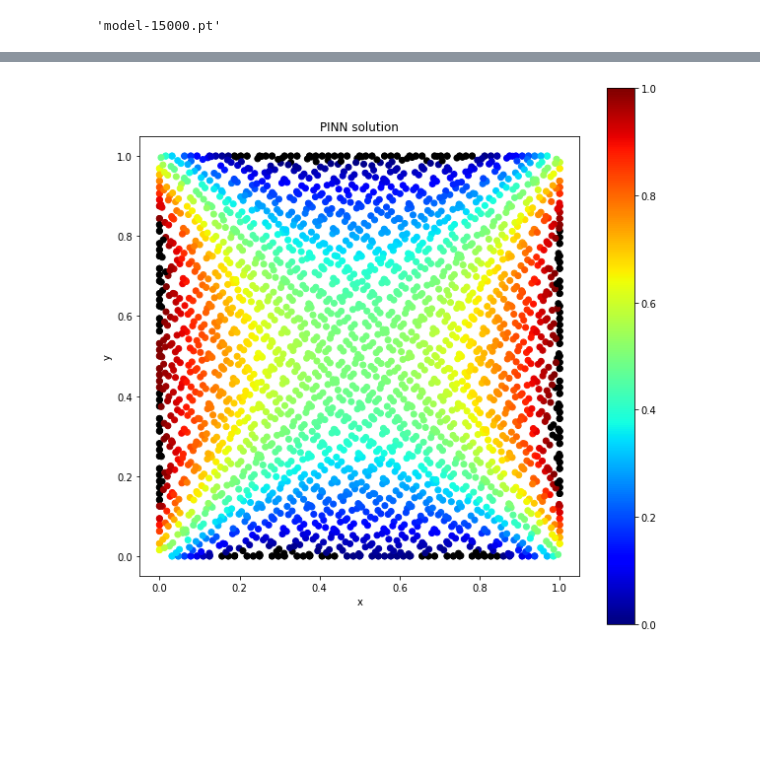
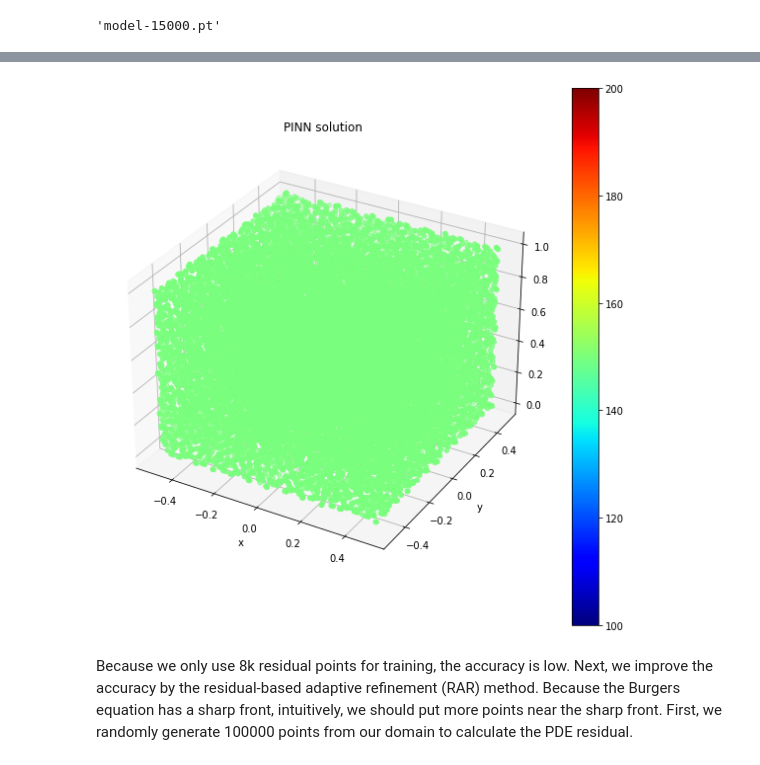
Before and after one commit to praksharma/temp, a Jupyter notebook: 2D heat conduction.ipynb, the cells around one changed output, grey strips where cells are left out. Cells and saved outputs as stored; diff of their text form; code cells hidden in the pictures; blank space fills up the shorter version.

```diff
--- a/2D heat conduction.ipynb
+++ b/2D heat conduction.ipynb
@@ -352,4 +394,4 @@ Warning: 1000 points required, but 1024 points sampled.
 import numpy as np
 data = np.genfromtxt('test.dat')
 # %%
-x, y, y_pred = data[:,0], data[:,1], data[:,2]
+x, y, z, y_pred = data[:,0], data[:,1], data[:,2], data[:,3]
@@ -356,26 +402,27 @@ x, y, y_pred = data[:,0], data[:,1], data[:,2]
 # %%
-import matplotlib.pyplot as plt
-from matplotlib import cm
+
 #plt.figure(1,figsize=(12,10))
-fig, ax = plt.subplots(1,figsize=(10,10))
-sc1 = ax.scatter(x,y, c = y_pred, cmap=cm.jet, vmin=0.0, vmax=1.0)
+fig, ax = plt.subplots(1,figsize=(10,10),subplot_kw=dict(projection='3d'))
+sc1 = ax.scatter(x,y,z, c = y_pred, cmap=cm.jet, vmin=100, vmax=200)
 sc1.cmap.set_under('k')
 sc1.cmap.set_over('k')
 ax.set_title('PINN solution')
-ax.set_aspect('equal', 'box')
+#ax.set_aspect('equal', 'box')
 # sc2 = ax[1].scatter(x,y, c = y_pred, cmap=cm.jet)
 # ax[1].set_title('Predicted Solution')
 # ax[1].set_aspect('equal', 'box')
 # sc3 = ax[2].scatter(x,y, c = abs(y_pred-y_true), cmap=cm.jet)
 # ax[2].set_title('Absolute pointwise error')
 # ax[2].set_aspect('equal', 'box')
 
 
 #for axs in ax.flat:
 ax.set(xlabel='x', ylabel='y')
 fig.colorbar(sc1, ax=ax)
 #fig.colorbar(sc2, ax=ax[1])
 #fig.colorbar(sc3, ax=ax[2])
-plt.savefig('Solution_with_bounds.jpg', dpi = 200)
+plt.savefig('60k.jpg', dpi = 200)
 # %% [output]
-[figure, old version]
+[figure, new version]
+# %% [markdown]
+Because we only use 8k residual points for training, the accuracy is low. Next, we improve the accuracy by the residual-based adaptive refinement (RAR) method. Because the Burgers equation has a sharp front, intuitively, we should put more points near the sharp front. First, we randomly generate 100000 points from our domain to calculate the PDE residual.
```
Also changed, not shown: parts of 18 cells of this notebook.
